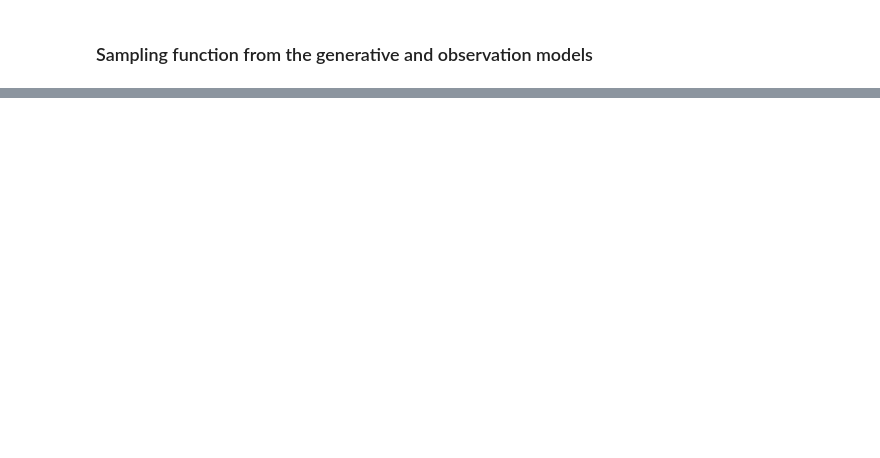
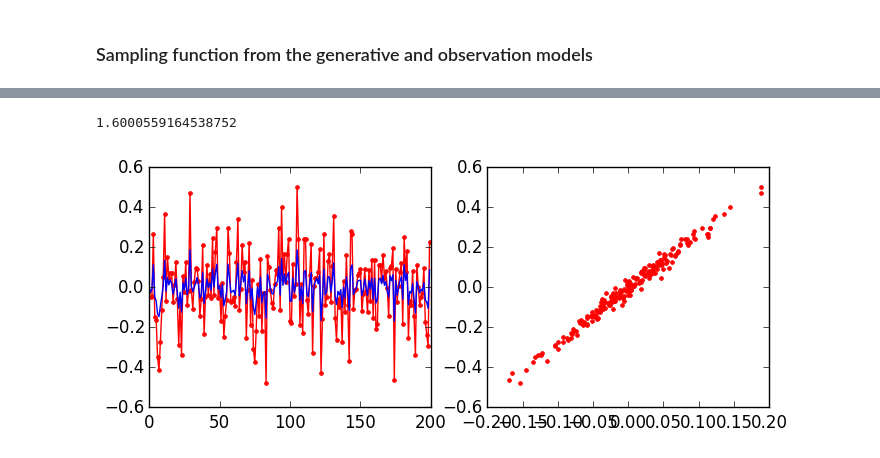
Before and after one commit to ganguli-lab/single-trial, a Jupyter notebook: Static Decoding.ipynb, the cells around one changed output, grey strips where cells are left out. Drawn from its saved outputs; the diff is of its cells as text; code cells hidden in the pictures; blank space fills up the shorter version.

```diff
--- a/Static Decoding.ipynb
+++ b/Static Decoding.ipynb
@@ -85,0 +149,14 @@ plot(x[2:end], y)
+# %%
+what_subspace = subspace_w(rst[:Xhat], rst[:y], o)
+ws = o.S * g.w * sqrt(g.N / o.M)
+figure(figsize=(8, 3))
+subplot(121)
+plot(what_subspace, "r.-")
+plot(ws, "b-")
+subplot(122)
+plot(ws, what_subspace, "r.")
+
+println(norm(ws - what_subspace))
+# %% [output]
+1.6000559164538752
+[figure, added]
```
Also changed, not shown: parts of 11 cells of this notebook, 1 other file.
